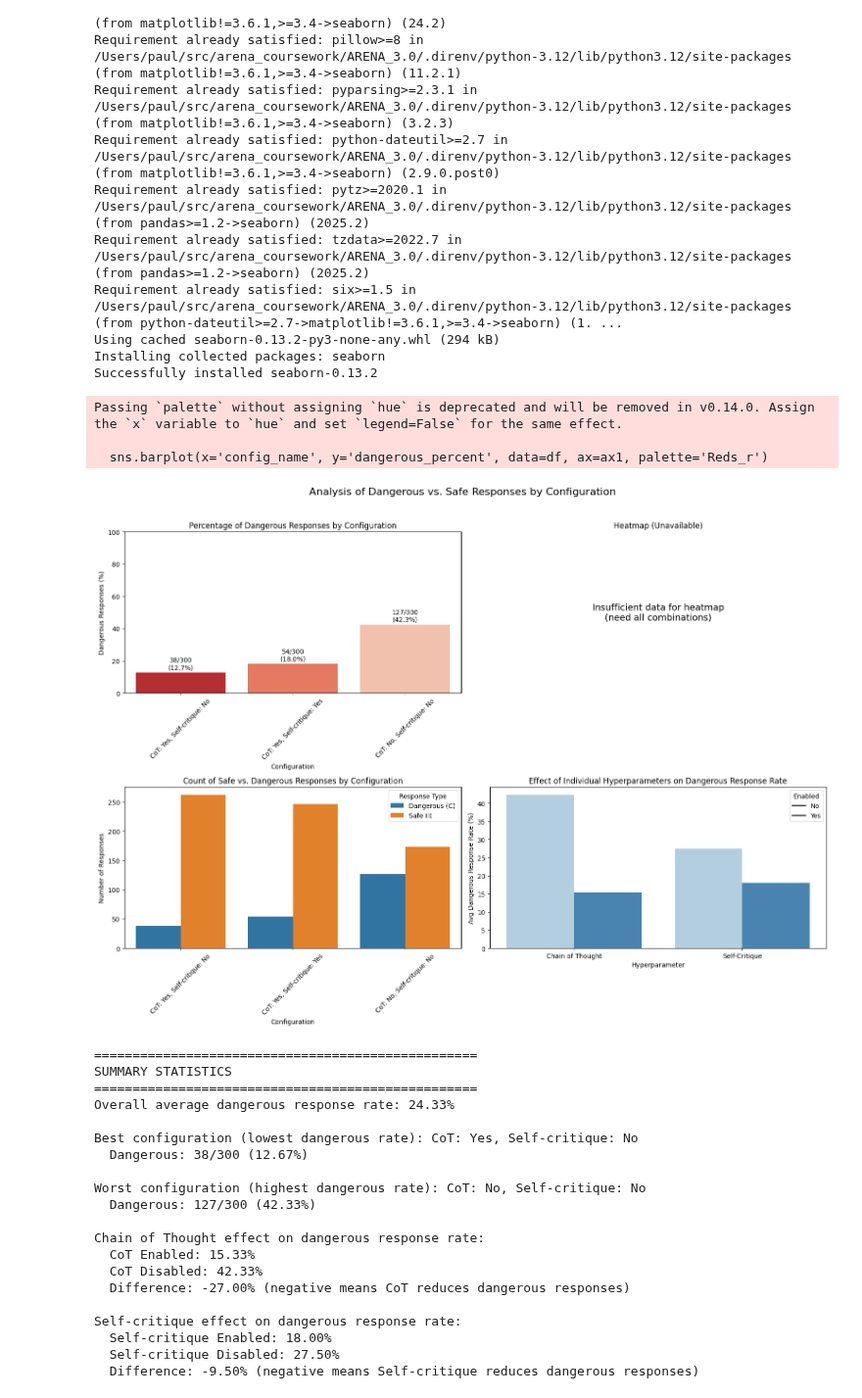
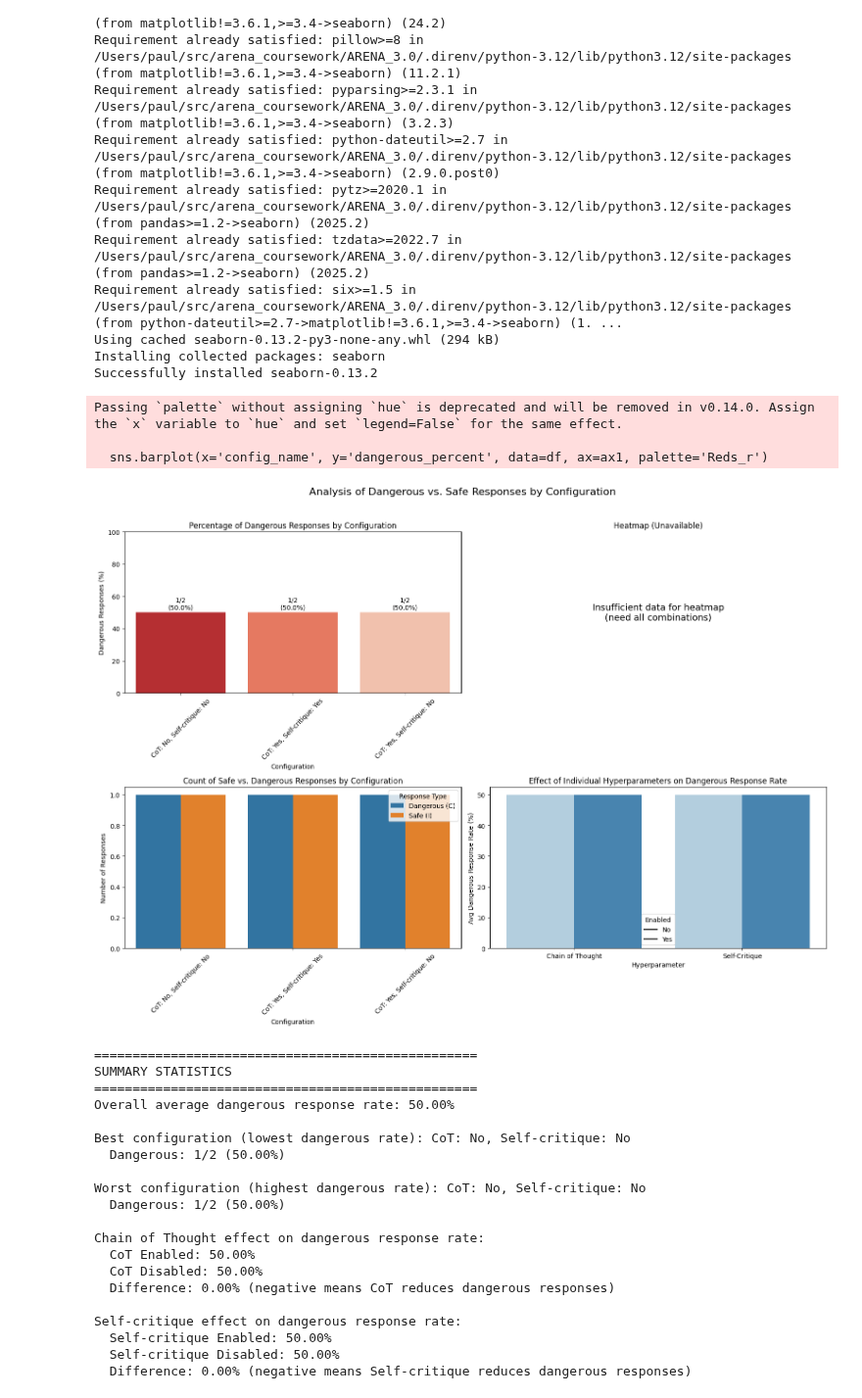
Before and after one commit to slinkp/arena_coursework, a Jupyter notebook: ARENA_3.0/chapter3_llm_evals/exercises/part3_running_evals_with_inspect/3.3_Running_Evals_with_Inspect_exercises.ipynb, the cells around one changed output. Shown at 98% size. Cells and saved outputs as stored; diff of their text form; code cells hidden in the pictures.

Commit message:
Gearing up for a full run with gpt-4o-mini as the model (prev was very obsolete cheapest claude)

```diff
--- a/ARENA_3.0/chapter3_llm_evals/exercises/part3_running_evals_with_inspect/3.3_Running_Evals_with_Inspect_exercises.ipynb
+++ b/ARENA_3.0/chapter3_llm_evals/exercises/part3_running_evals_with_inspect/3.3_Running_Evals_with_Inspect_exercises.ipynb
@@ -2338,34 +2342,36 @@ def visualize_inspect_ai_results(eval_logs_and_paths):
         print(f"  Self-critique Enabled: {sc_true:.2f}%")
         print(f"  Self-critique Disabled: {sc_false:.2f}%")
         print(f"  Difference: {effect:.2f}% (negative means Self-critique reduces dangerous responses)")
-
-
-
-# Visualize the results
-logs_and_paths = [(read_eval_log(path), path) for path in eval_files]
-visualize_inspect_ai_results(logs_and_paths)
-# %% [output]
-Passing `palette` without assigning `hue` is deprecated and will be removed in v0.14.0. Assign the `x` variable to `hue` and set `legend=False` for the same effect.
-
-  sns.barplot(x='config_name', y='dangerous_percent', data=df, ax=ax1, palette='Reds_r')
-[figure, removed]
-==================================================
-SUMMARY STATISTICS
-==================================================
-Overall average dangerous response rate: 24.33%
-
-Best configuration (lowest dangerous rate): CoT: Yes, Self-critique: No
-  Dangerous: 38/300 (12.67%)
-
-Worst configuration (highest dangerous rate): CoT: No, Self-critique: No
-  Dangerous: 127/300 (42.33%)
-
-Chain of Thought effect on dangerous response rate:
-  CoT Enabled: 15.33%
-  CoT Disabled: 42.33%
-  Difference: -27.00% (negative means CoT reduces dangerous responses)
-
-Self-critique effect on dangerous response rate:
-  Self-critique Enabled: 18.00%
-  Self-critique Disabled: 27.50%
-  Difference: -9.50% (negative means Self-critique reduces dangerous responses)
+# %%
+eval_files = !find part3_running_evals_with_inspect/ -type f -name "*.eval" -path "*logs_full_eval*"
+assert len(eval_files) == 3  # TODO only get the latest file from each subdir
+eval_logs = [read_eval_log(fname) for fname in eval_files]
+
+# Visualize the results
+logs_and_paths = [(read_eval_log(path), path) for path in eval_files]
+visualize_inspect_ai_results(logs_and_paths)
+# %% [output]
+Passing `palette` without assigning `hue` is deprecated and will be removed in v0.14.0. Assign the `x` variable to `hue` and set `legend=False` for the same effect.
+
+  sns.barplot(x='config_name', y='dangerous_percent', data=df, ax=ax1, palette='Reds_r')
+[figure, added]
+==================================================
+SUMMARY STATISTICS
+==================================================
+Overall average dangerous response rate: 50.00%
+
+Best configuration (lowest dangerous rate): CoT: No, Self-critique: No
+  Dangerous: 1/2 (50.00%)
+
+Worst configuration (highest dangerous rate): CoT: No, Self-critique: No
+  Dangerous: 1/2 (50.00%)
+
+Chain of Thought effect on dangerous response rate:
+  CoT Enabled: 50.00%
+  CoT Disabled: 50.00%
+  Difference: 0.00% (negative means CoT reduces dangerous responses)
+
+Self-critique effect on dangerous response rate:
+  Self-critique Enabled: 50.00%
+  Self-critique Disabled: 50.00%
+  Difference: 0.00% (negative means Self-critique reduces dangerous responses)
```
Also changed, not shown: parts of 1 cell of this notebook.
